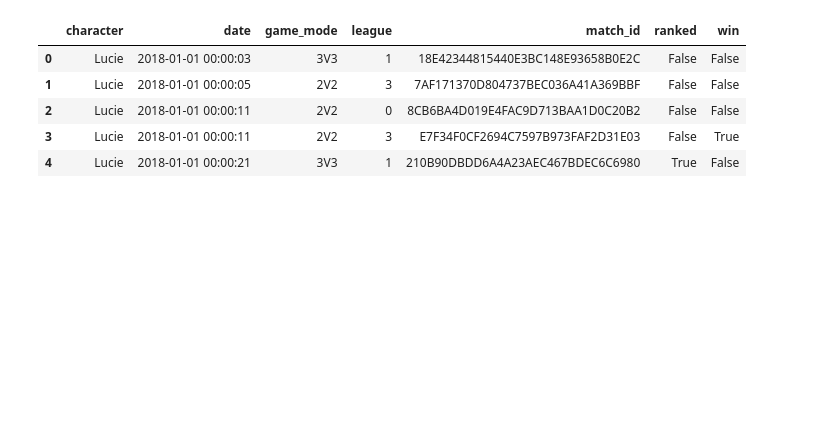
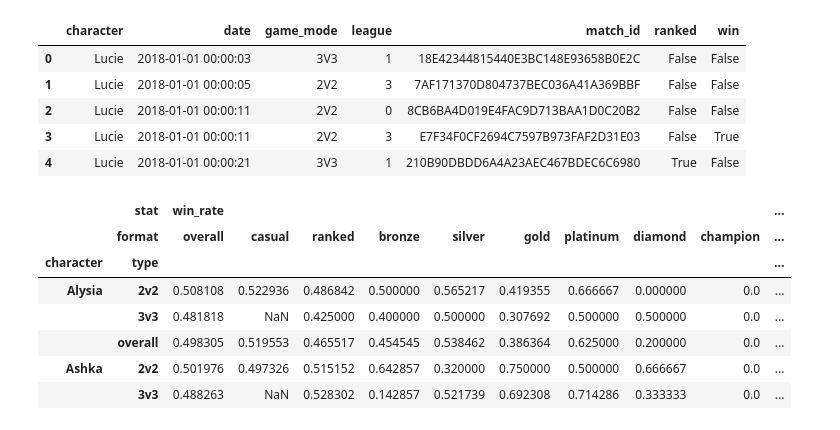
Before and after one commit to rd-tran/Battlerite-Game-Balances, a Jupyter notebook: Stats.ipynb, the cells around one changed output. Saved outputs shown, nothing was run; the diff lists cells and outputs as text; code cells hidden in the pictures; blank space fills up the shorter version.

```diff
--- a/Stats.ipynb
+++ b/Stats.ipynb
@@ -247,3 +247,26 @@ league_pick_rates = pd.concat([league_pick_rates, league_pick_rates_2v2, league_
 '''Combine all pick rates'''
 combined_pick_rates = pd.concat([overall_pick_rates, casual_pick_rates, ranked_pick_rates, league_pick_rates], ignore_index=True)
 combined_pick_rates.to_csv('compiled_data\combined_pick_rates')
+# %%
+# Group by 'character', 'type', and 'format and get pick rates
+win_rates_table = combined_win_rates.groupby(['character', 'type', 'format']).agg({'win_rate':'unique'})
+# Get pick rate values
+win_rates_table = win_rates_table.win_rate.apply(lambda x: x[0])
+# Convert to table for easy viewing
+win_rates_table = win_rates_table.unstack(level=2)
+# Rearrange columns
+columns = ['overall', 'casual', 'ranked', 'bronze', 'silver', 'gold', 'platinum', 'diamond', 'champion', 'grand_champ']
+win_rates_table = win_rates_table.loc[:, columns]
+# Add 'win_rate' level to the columns
+win_rates_table.columns = pd.MultiIndex.from_product([['win_rate'], win_rates_table.columns], names=['stat', 'format'])
+
+temp.head()
+# %% [output]
+|  | stat | win_rate |  |  |  |  |  |  |  |  | ... |
+|  | format | overall | casual | ranked | bronze | silver | gold | platinum | diamond | champion | ... |
+| character | type |  |  |  |  |  |  |  |  |  | ... |
+| Alysia | 2v2 | 0.508108 | 0.522936 | 0.486842 | 0.500000 | 0.565217 | 0.419355 | 0.666667 | 0.000000 | 0.0 | ... |
+|  | 3v3 | 0.481818 | NaN | 0.425000 | 0.400000 | 0.500000 | 0.307692 | 0.500000 | 0.500000 | 0.0 | ... |
+|  | overall | 0.498305 | 0.519553 | 0.465517 | 0.454545 | 0.538462 | 0.386364 | 0.625000 | 0.200000 | 0.0 | ... |
+| Ashka | 2v2 | 0.501976 | 0.497326 | 0.515152 | 0.642857 | 0.320000 | 0.750000 | 0.500000 | 0.666667 | 0.0 | ... |
+|  | 3v3 | 0.488263 | NaN | 0.528302 | 0.142857 | 0.521739 | 0.692308 | 0.714286 | 0.333333 | 0.0 | ... |
```
Also changed, not shown: parts of 2 cells of this notebook, 2 other files.
